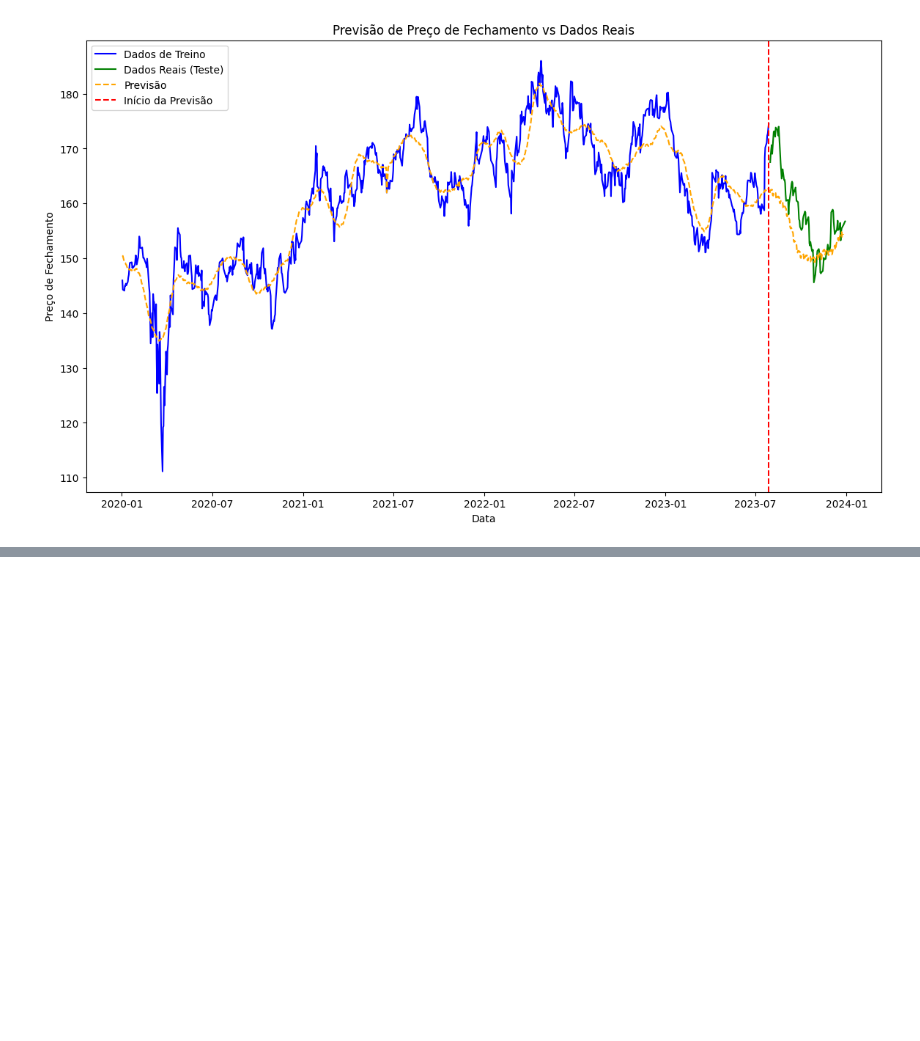
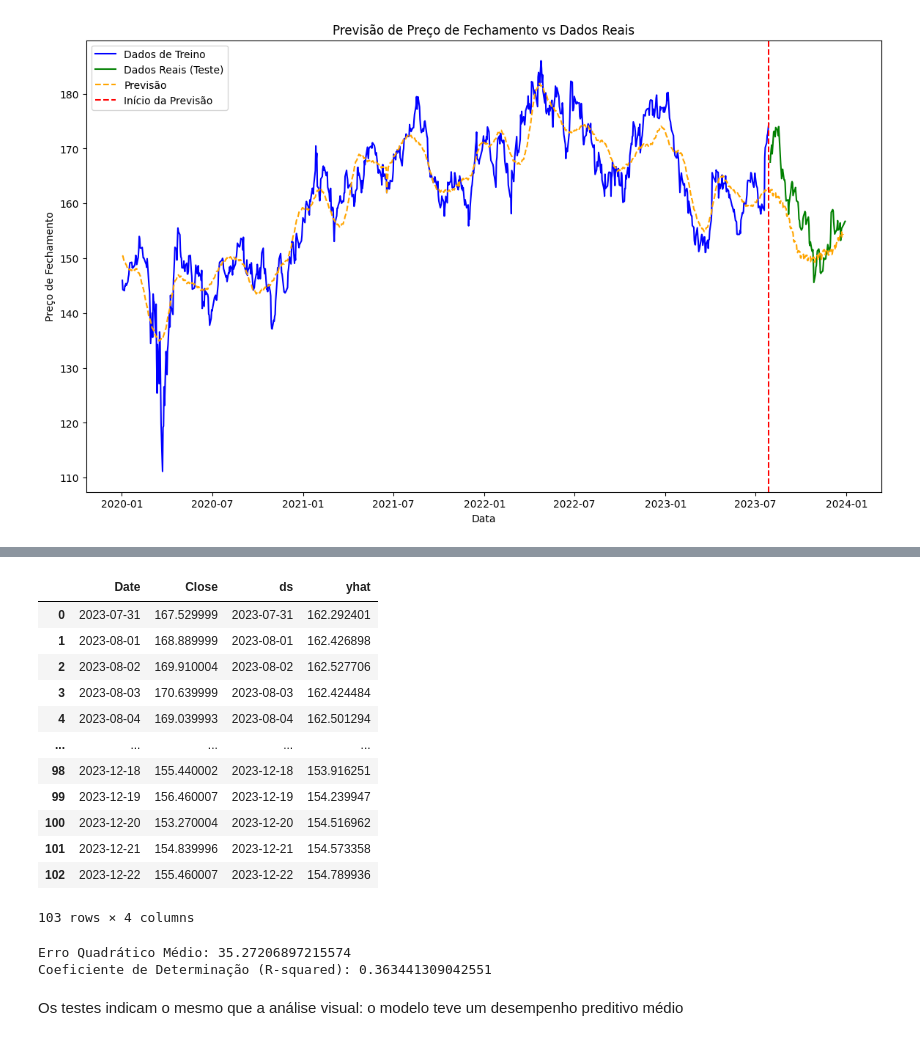
Before and after one commit to gimelato/imersao_python_excel_analise_dados, a Jupyter notebook: aula_5/imersao_python_aula5.ipynb, the cells around one changed output, grey strips where cells are left out. Saved outputs shown, nothing was run; the diff lists cells and outputs as text; code cells hidden in the pictures; blank space fills up the shorter version.

```diff
--- a/aula_5/imersao_python_aula5.ipynb
+++ b/aula_5/imersao_python_aula5.ipynb
@@ -93,0 +149,3 @@ plt.show()
+# %%
+avaliacao = dados_teste[['Date','Close']]
+avaliacao.head()
@@ -93,0 +159,33 @@ plt.show()
+# %%
+#mantendo apenas as linhas com data em comum
+
+avaliacao = avaliacao.merge(previsao[['ds','yhat']] , left_on= 'Date', right_on='ds', how = 'inner')
+#df_principal = df_principal.drop(columns = ['ds'])
+avaliacao
+# %% [output]
+|  | Date | Close | ds | yhat |
+| 0 | 2023-07-31 | 167.529999 | 2023-07-31 | 162.292401 |
+| 1 | 2023-08-01 | 168.889999 | 2023-08-01 | 162.426898 |
+| 2 | 2023-08-02 | 169.910004 | 2023-08-02 | 162.527706 |
+| 3 | 2023-08-03 | 170.639999 | 2023-08-03 | 162.424484 |
+| 4 | 2023-08-04 | 169.039993 | 2023-08-04 | 162.501294 |
+| ... | ... | ... | ... | ... |
+| 98 | 2023-12-18 | 155.440002 | 2023-12-18 | 153.916251 |
+| 99 | 2023-12-19 | 156.460007 | 2023-12-19 | 154.239947 |
+| 100 | 2023-12-20 | 153.270004 | 2023-12-20 | 154.516962 |
+| 101 | 2023-12-21 | 154.839996 | 2023-12-21 | 154.573358 |
+| 102 | 2023-12-22 | 155.460007 | 2023-12-22 | 154.789936 |
+103 rows × 4 columns
+# %%
+# Calcular o erro quadrático médio
+mse = mean_squared_error(avaliacao['Close'], avaliacao['yhat'])
+print("Erro Quadrático Médio:", mse)
+
+# Calcular o coeficiente de determinação (R-squared)
+r2 = r2_score(avaliacao['Close'], avaliacao['yhat'])
+print("Coeficiente de Determinação (R-squared):", r2)
+# %% [output]
+Erro Quadrático Médio: 35.27206897215574
+Coeficiente de Determinação (R-squared): 0.363441309042551
+# %% [markdown]
+Os testes indicam o mesmo que a análise visual: o modelo teve um desempenho preditivo médio
```
Also changed, not shown: parts of 6 cells of this notebook.
